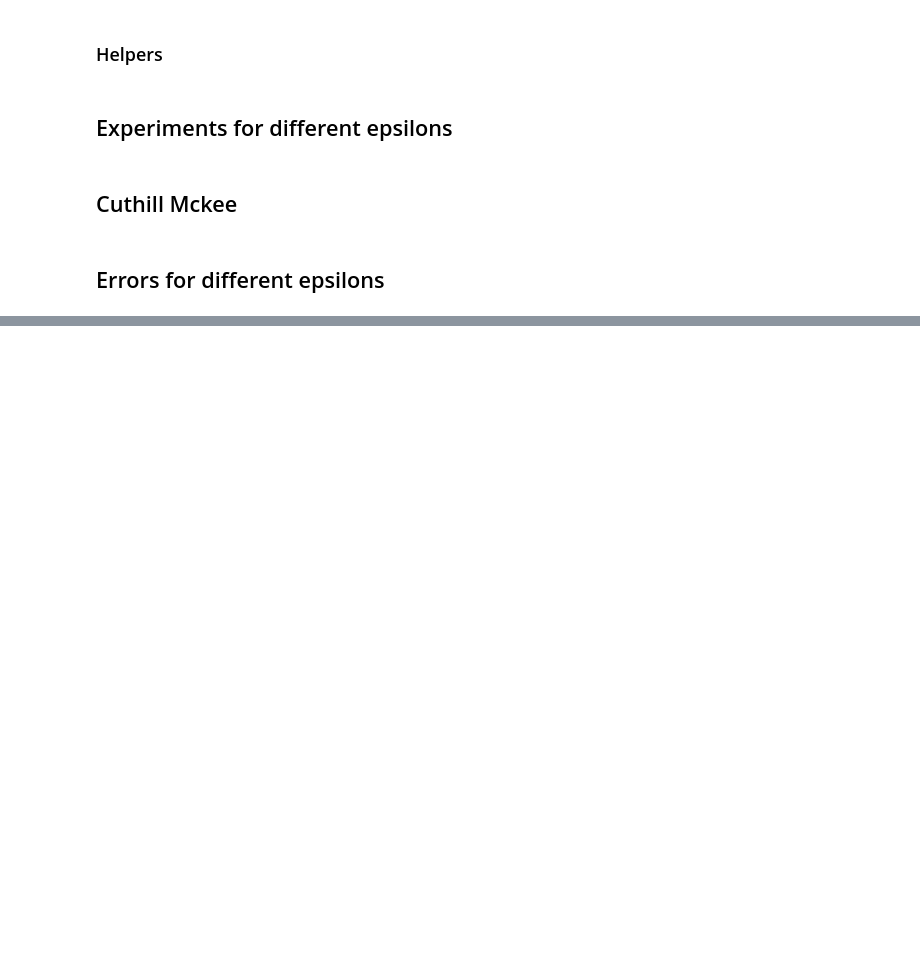
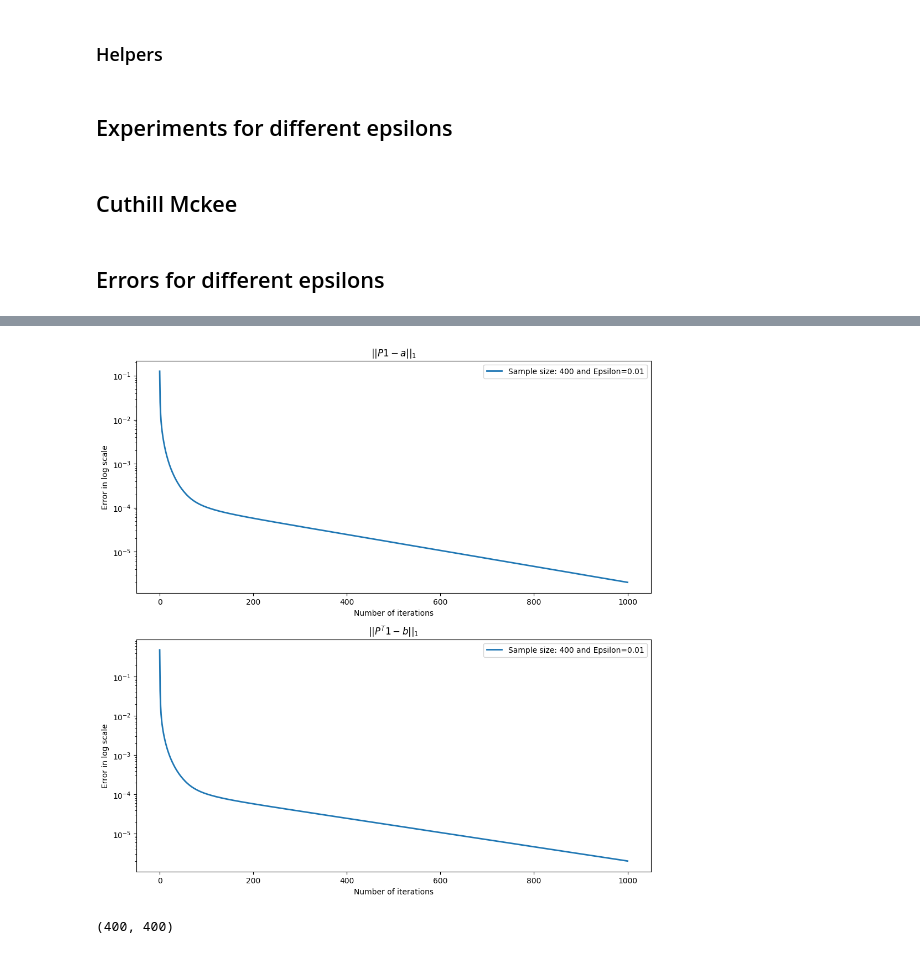
Before and after one commit to redachhaibi/computational-ot, a Jupyter notebook: ipynb/NewtonSparsityExperiments.ipynb, the cells around one changed output, grey strips where cells are left out. Cells and saved outputs as stored; diff of their text form; code cells hidden in the pictures; blank space fills up the shorter version.

```diff
--- a/ipynb/NewtonSparsityExperiments.ipynb
+++ b/ipynb/NewtonSparsityExperiments.ipynb
@@ -234,0 +273,45 @@ plt.show()
+# %%
+C = distmat(x,y)
+
+# a and b
+a = normalize(np.ones(N[0]))
+a=a.reshape(a.shape[0],-1)
+b = normalize(np.ones(N[1]))
+b=b.reshape(b.shape[0],-1)
+# %%
+epsilon = .01
+K = np.exp(-C/epsilon)
+u=np.ones(N[0])
+v = np.ones(N[1])
+
+
+SOptimizer=computational_OT.Sinkhorn(K,a,b,u,v,epsilon)
+outS=SOptimizer._update(maxiter=1000)
+
+
+# Plot
+plt.figure(figsize = (12,12))
+
+plt.subplot(2,1,1),
+plt.title("$||P1 -a||_1$")
+plt.plot( np.asarray(outS[2]), linewidth = 2)
+plt.yscale( 'log')
+plt.ylabel("Error in log scale")
+plt.xlabel("Number of iterations")
+plt.legend(["Sample size: "+str(i)+" and Epsilon="+str(epsilon) for i in N],loc="upper right")
+
+plt.subplot(2,1,2)
+plt.title("$||P^T 1 -b||_1$")
+plt.plot( np.asarray(outS[3]), linewidth = 2)
+plt.yscale( 'log')
+plt.ylabel("Error in log scale")
+plt.xlabel("Number of iterations")
+plt.legend(["Sample size: "+str(i)+" and Epsilon="+str(epsilon) for i in N],loc="upper right")
+plt.show()
+# %% [output]
+[figure, added]
+# %%
+P = outS[0]*K*(outS[1].T)
+print(P.shape)
+# %% [output]
+(400, 400)
```
Also changed, not shown: parts of 13 cells of this notebook, 1 other file.
